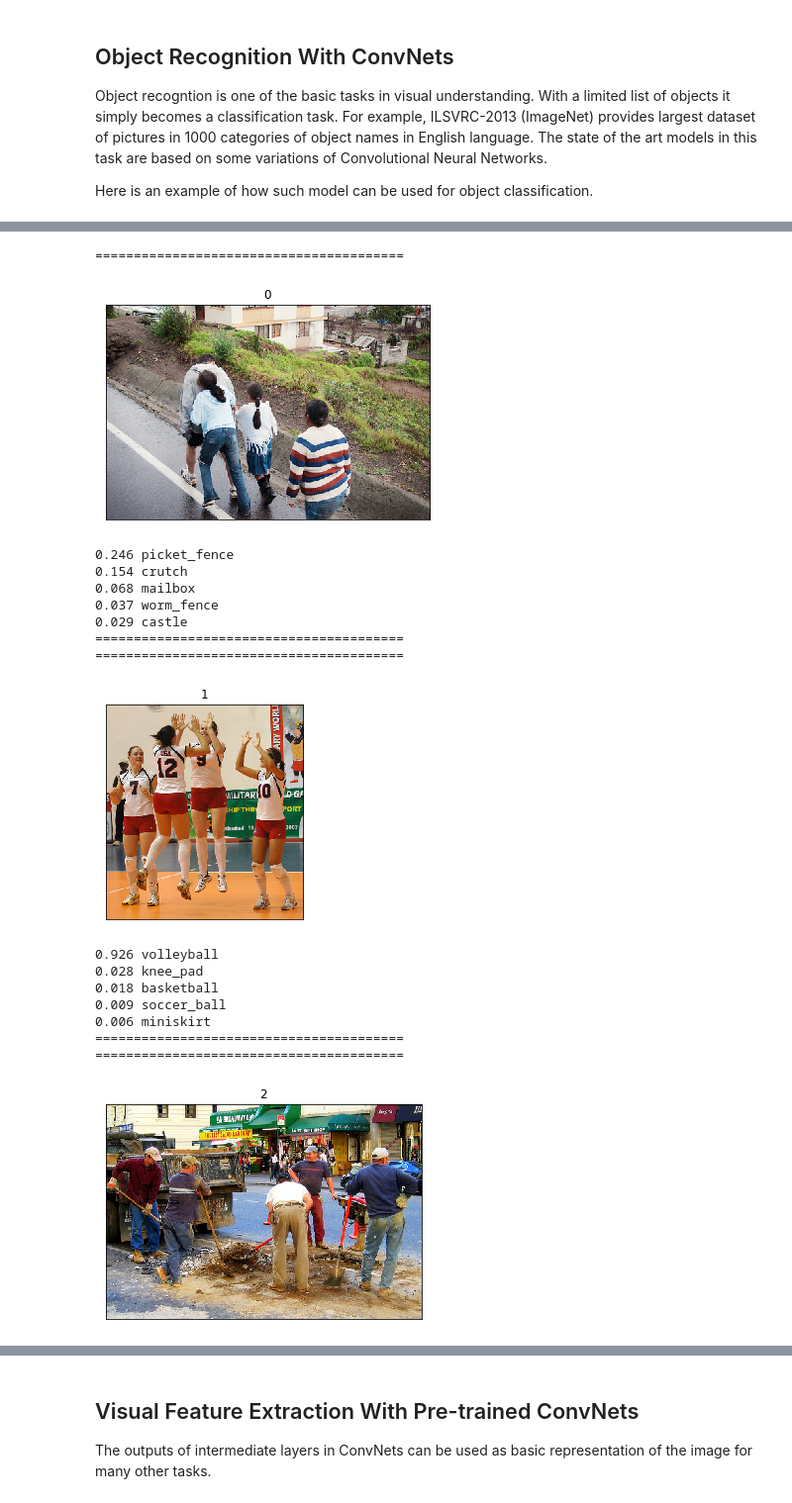
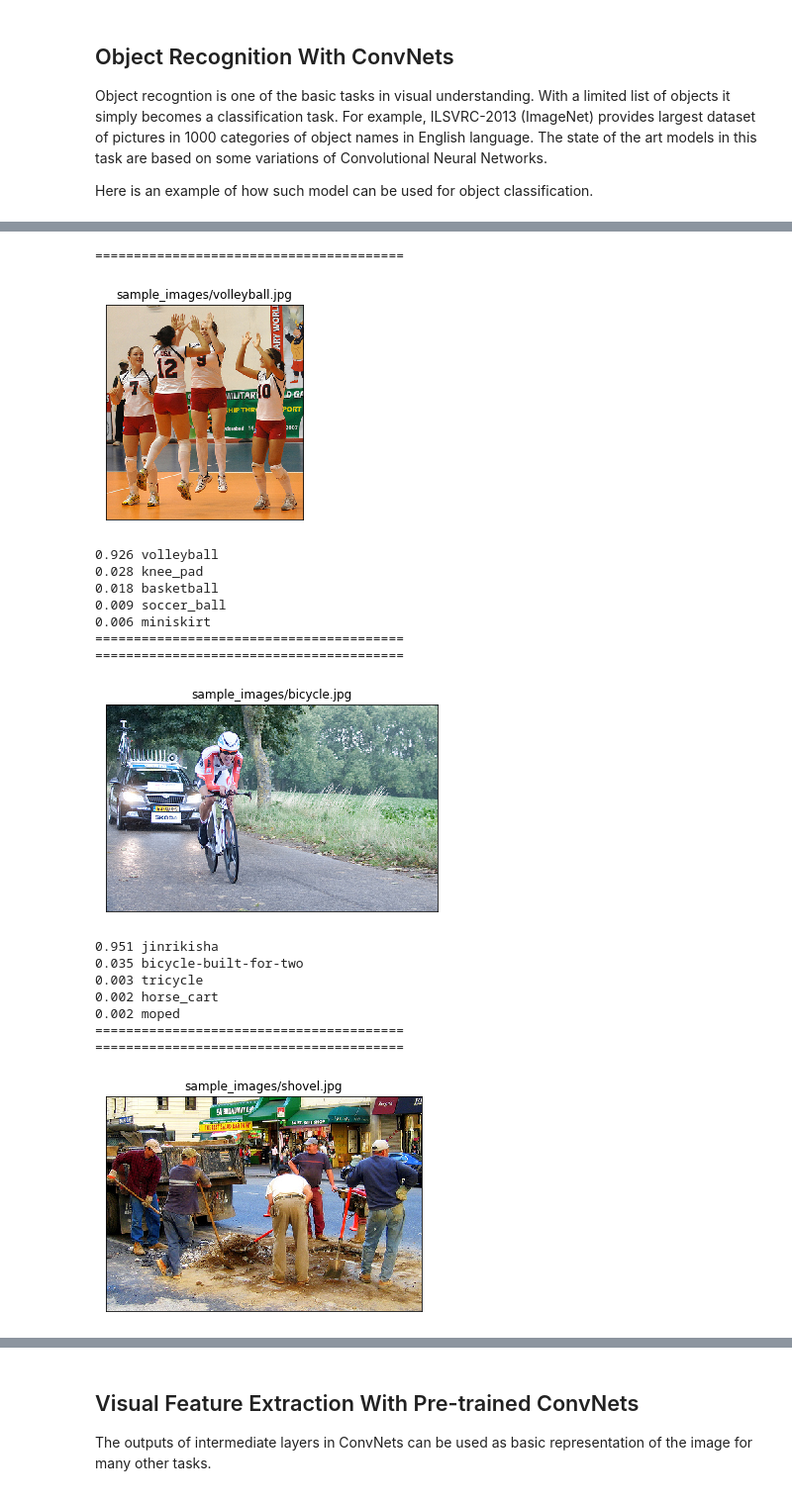
Before and after one commit to mmehdig/apl-esslli-19-material, a Jupyter notebook: 2-language-models-part2/encoder-decoder_image_description.ipynb, the cells around one changed output, grey strips where cells are left out. Shown at 99% size. Drawn from its saved outputs; the diff is of its cells as text; code cells hidden in the pictures.

```diff
--- a/2-language-models-part2/encoder-decoder_image_description.ipynb
+++ b/2-language-models-part2/encoder-decoder_image_description.ipynb
@@ -61,38 +68,43 @@ imgs = np.array([
 
 x = preprocess_input(imgs)
 # %%
+# predictions: (probability of each class)
 y_preds = obj_recognition_model.predict(x)
+
+# convert the probabilities into object names sorted based on probabilities:
 preds = decode_predictions(y_preds)
 
+# plot and print
 for i, (img_path, pred) in enumerate(zip(img_paths, preds)):
   print('====' * 10)
   plt.imshow(plt.imread(img_path))
   plt.xticks([])
   plt.yticks([])
-  plt.title(i)
+  plt.title(img_path)
   plt.show()
+  # print top 5:
   for _, obj_name, obj_prob in pred[:5]:
     print(f"{obj_prob:.3f} {obj_name}")
   print('====' * 10)
 # %% [output]
 ========================================
-[figure, old version]
+[figure, new version]
-0.246 picket_fence
-0.154 crutch
-0.068 mailbox
-0.037 worm_fence
-0.029 castle
+0.926 volleyball
+0.028 knee_pad
+0.018 basketball
+0.009 soccer_ball
+0.006 miniskirt
 ========================================
 ========================================
-[figure, old version]
+[figure, new version]
-0.926 volleyball
-0.028 knee_pad
-0.018 basketball
-0.009 soccer_ball
-0.006 miniskirt
+0.951 jinrikisha
+0.035 bicycle-built-for-two
+0.003 tricycle
+0.002 horse_cart
+0.002 moped
 ========================================
 ========================================
-[figure, old version]
+[figure, new version]
 0.268 shovel
 0.196 swab
 0.154 chain_saw
```
Also changed, not shown: parts of 14 cells of this notebook.
